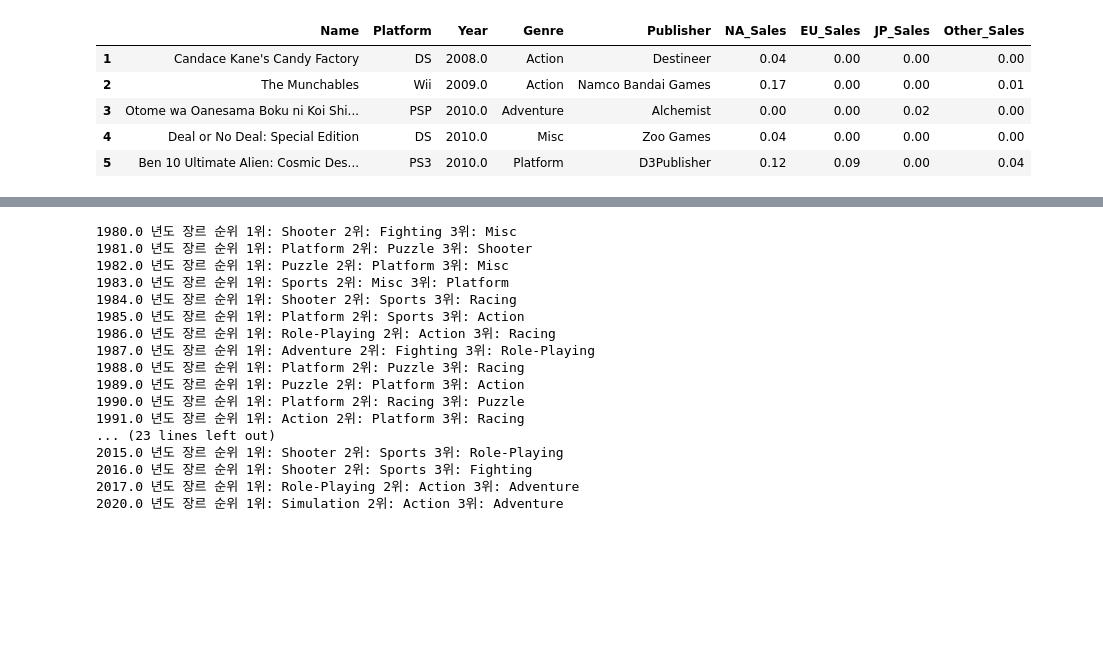
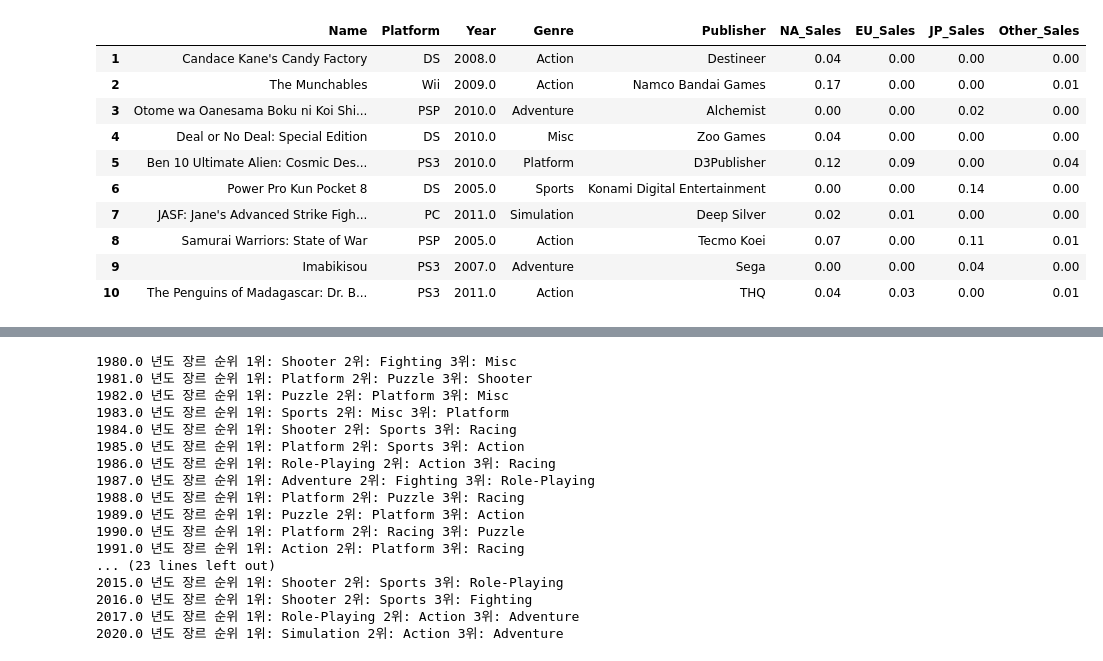
Before and after one commit to bon-u/S1Project, a Jupyter notebook: AI07_S1P_구본우.ipynb, the cells around one changed output, grey strips where cells are left out. Cells and saved outputs as stored; diff of their text form; code cells hidden in the pictures; blank space fills up the shorter version.

```diff
--- a/AI07_S1P_구본우.ipynb
+++ b/AI07_S1P_구본우.ipynb
@@ -8,17 +8,24 @@ Mounted at /content/drive
-# %%
-import pandas as pd
-df=pd.read_csv('/vgames2.csv',index_col = 0)
-df[['NA_Sales','EU_Sales','JP_Sales','Other_Sales']]=df[['NA_Sales','EU_Sales','JP_Sales','Other_Sales']].apply(pd.to_numeric,errors='coerce')
-df[['Publisher','NA_Sales','EU_Sales','JP_Sales','Other_Sales']]=df[['Publisher','NA_Sales','EU_Sales','JP_Sales','Other_Sales']].fillna(0)
-df.head()
-#숫자형 데이터를 만들고 그 숫자형 데이터의 결측치만 0으로 바꾸어줌
-# %% [output]
-|  | Name | Platform | Year | Genre | Publisher | NA_Sales | EU_Sales | JP_Sales | Other_Sales |
-| 1 | Candace Kane's Candy Factory | DS | 2008.0 | Action | Destineer | 0.04 | 0.00 | 0.00 | 0.00 |
-| 2 | The Munchables | Wii | 2009.0 | Action | Namco Bandai Games | 0.17 | 0.00 | 0.00 | 0.01 |
-| 3 | Otome wa Oanesama Boku ni Koi Shi... | PSP | 2010.0 | Adventure | Alchemist | 0.00 | 0.00 | 0.02 | 0.00 |
-| 4 | Deal or No Deal: Special Edition | DS | 2010.0 | Misc | Zoo Games | 0.04 | 0.00 | 0.00 | 0.00 |
-| 5 | Ben 10 Ultimate Alien: Cosmic Des... | PS3 | 2010.0 | Platform | D3Publisher | 0.12 | 0.09 | 0.00 | 0.04 |
+# %%
+import pandas as pd
+df=pd.read_csv('/vgames2.csv',index_col = 0)
+df['NA_Sales']=df['NA_Sales'].replace({'K':'*1e-3','M':''},regex=True).map(pd.eval).astype(float)
+df['EU_Sales']=df['EU_Sales'].replace({'K':'*1e-3','M':''},regex=True).map(pd.eval).astype(float)
+df['JP_Sales']=df['JP_Sales'].replace({'K':'*1e-3','M':''},regex=True).map(pd.eval).astype(float)
+df['Other_Sales']=df['Other_Sales'].replace({'K':'*1e-3','M':''},regex=True).map(pd.eval).astype(float)
+df.head(10)
+#출고량 단위를 맞추고 숫자형으로 만들어줌
+# %% [output]
+|  | Name | Platform | Year | Genre | Publisher | NA_Sales | EU_Sales | JP_Sales | Other_Sales |
+| 1 | Candace Kane's Candy Factory | DS | 2008.0 | Action | Destineer | 0.04 | 0.00 | 0.00 | 0.00 |
+| 2 | The Munchables | Wii | 2009.0 | Action | Namco Bandai Games | 0.17 | 0.00 | 0.00 | 0.01 |
+| 3 | Otome wa Oanesama Boku ni Koi Shi... | PSP | 2010.0 | Adventure | Alchemist | 0.00 | 0.00 | 0.02 | 0.00 |
+| 4 | Deal or No Deal: Special Edition | DS | 2010.0 | Misc | Zoo Games | 0.04 | 0.00 | 0.00 | 0.00 |
+| 5 | Ben 10 Ultimate Alien: Cosmic Des... | PS3 | 2010.0 | Platform | D3Publisher | 0.12 | 0.09 | 0.00 | 0.04 |
+| 6 | Power Pro Kun Pocket 8 | DS | 2005.0 | Sports | Konami Digital Entertainment | 0.00 | 0.00 | 0.14 | 0.00 |
+| 7 | JASF: Jane's Advanced Strike Figh... | PC | 2011.0 | Simulation | Deep Silver | 0.02 | 0.01 | 0.00 | 0.00 |
+| 8 | Samurai Warriors: State of War | PSP | 2005.0 | Action | Tecmo Koei | 0.07 | 0.00 | 0.11 | 0.01 |
+| 9 | Imabikisou | PS3 | 2007.0 | Adventure | Sega | 0.00 | 0.00 | 0.04 | 0.00 |
+| 10 | The Penguins of Madagascar: Dr. B... | PS3 | 2011.0 | Action | THQ | 0.04 | 0.03 | 0.00 | 0.01 |
 # %%
 dfg=df.drop(['Name','Platform','Year','Publisher'],axis=1)
 dfg=dfg.dropna(axis=0)
```
Also changed, not shown: parts of 11 cells of this notebook.
